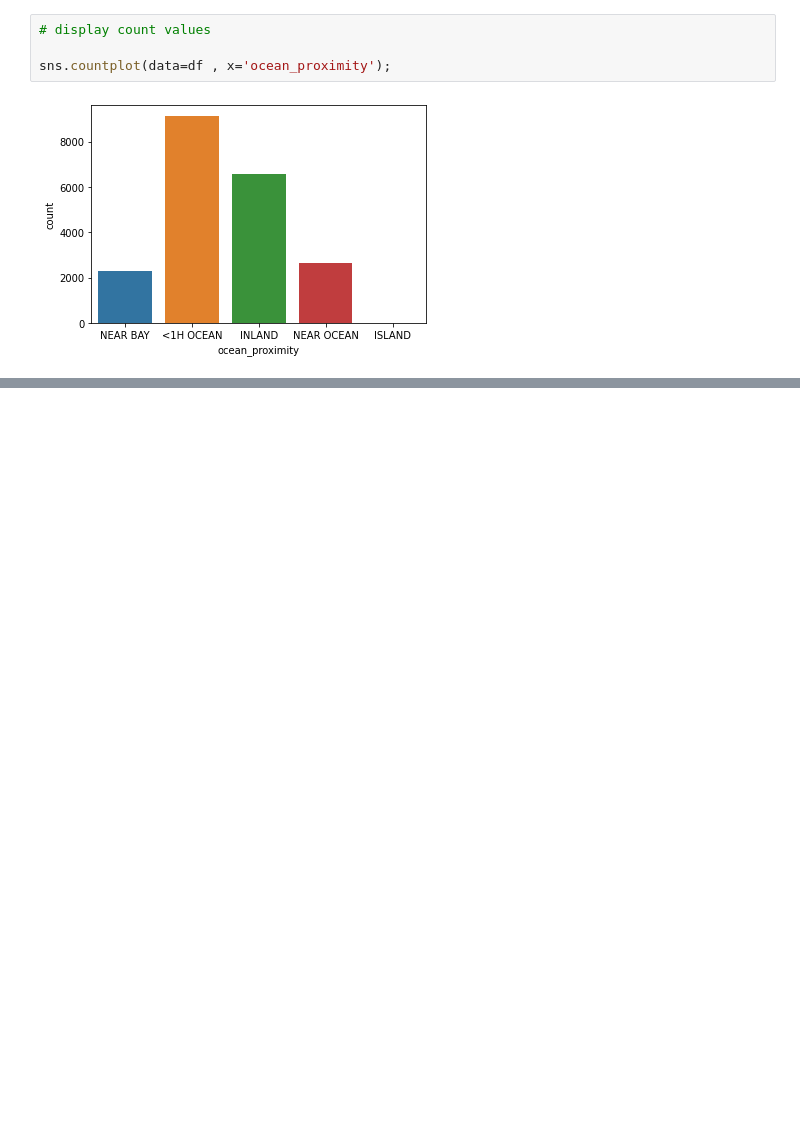
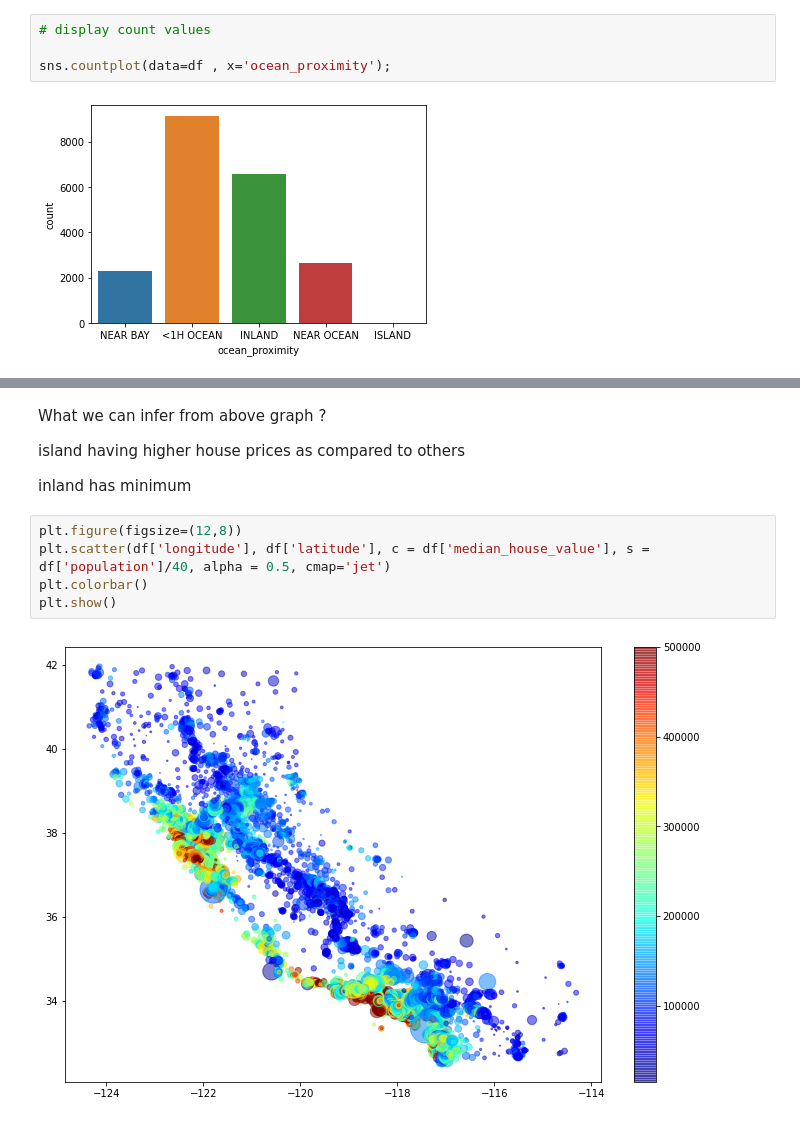
Before and after one commit to sks95/python_basics, a Jupyter notebook: E2E_project.ipynb, the cells around one changed output, grey strips where cells are left out. Drawn from its saved outputs; the diff is of its cells as text; blank space fills up the shorter version.

```diff
--- a/E2E_project.ipynb
+++ b/E2E_project.ipynb
@@ -152,0 +164,13 @@ sns.countplot(data=df , x='ocean_proximity');
+# %% [markdown]
+What we can infer from above graph ?
+
+island having higher house prices as compared to others
+
+inland has minimum
+# %%
+plt.figure(figsize=(12,8))
+plt.scatter(df['longitude'], df['latitude'], c = df['median_house_value'], s = df['population']/40, alpha = 0.5, cmap='jet')
+plt.colorbar()
+plt.show()
+# %% [output]
+[figure, added]
```
Also changed, not shown: parts of 5 cells of this notebook.
